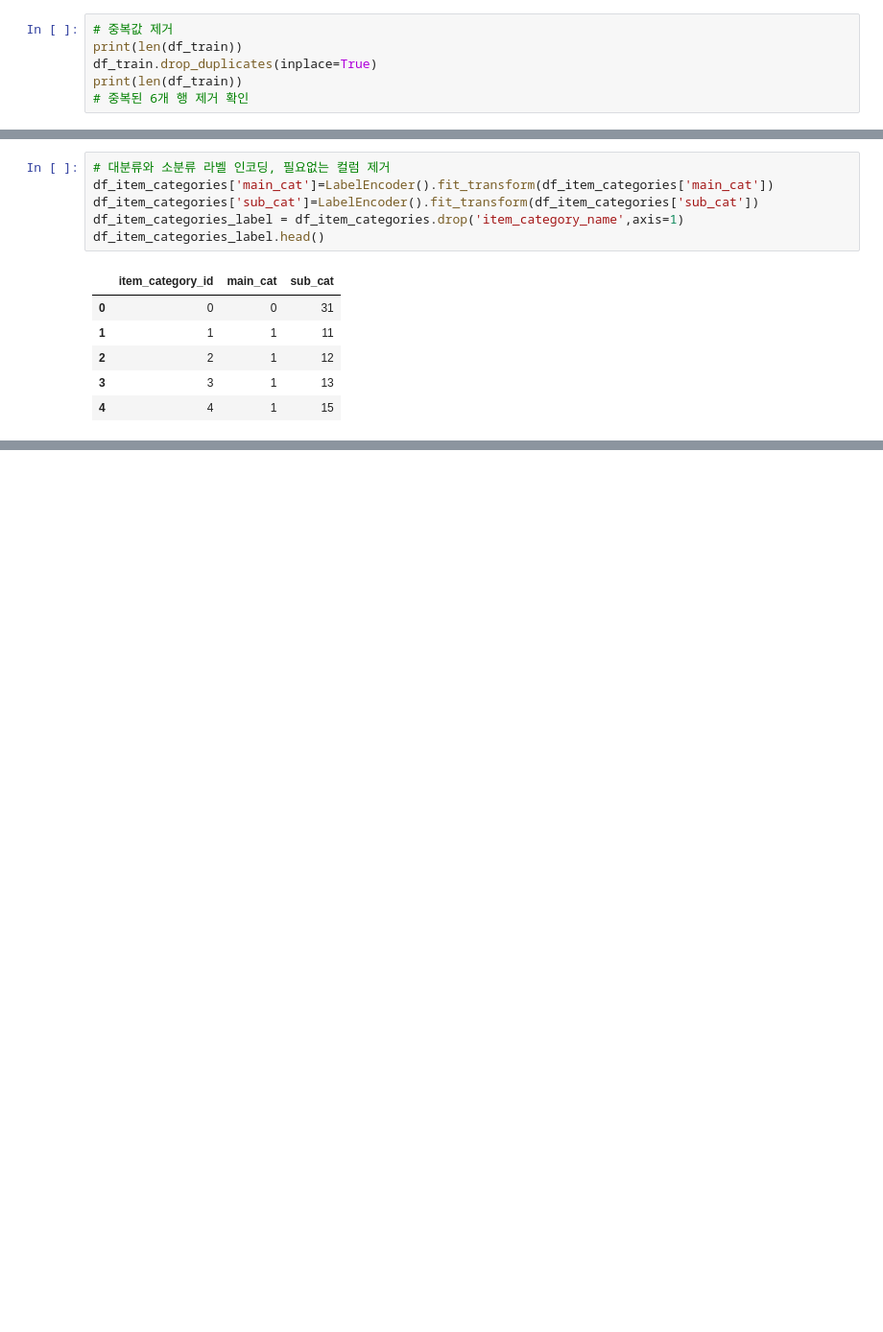
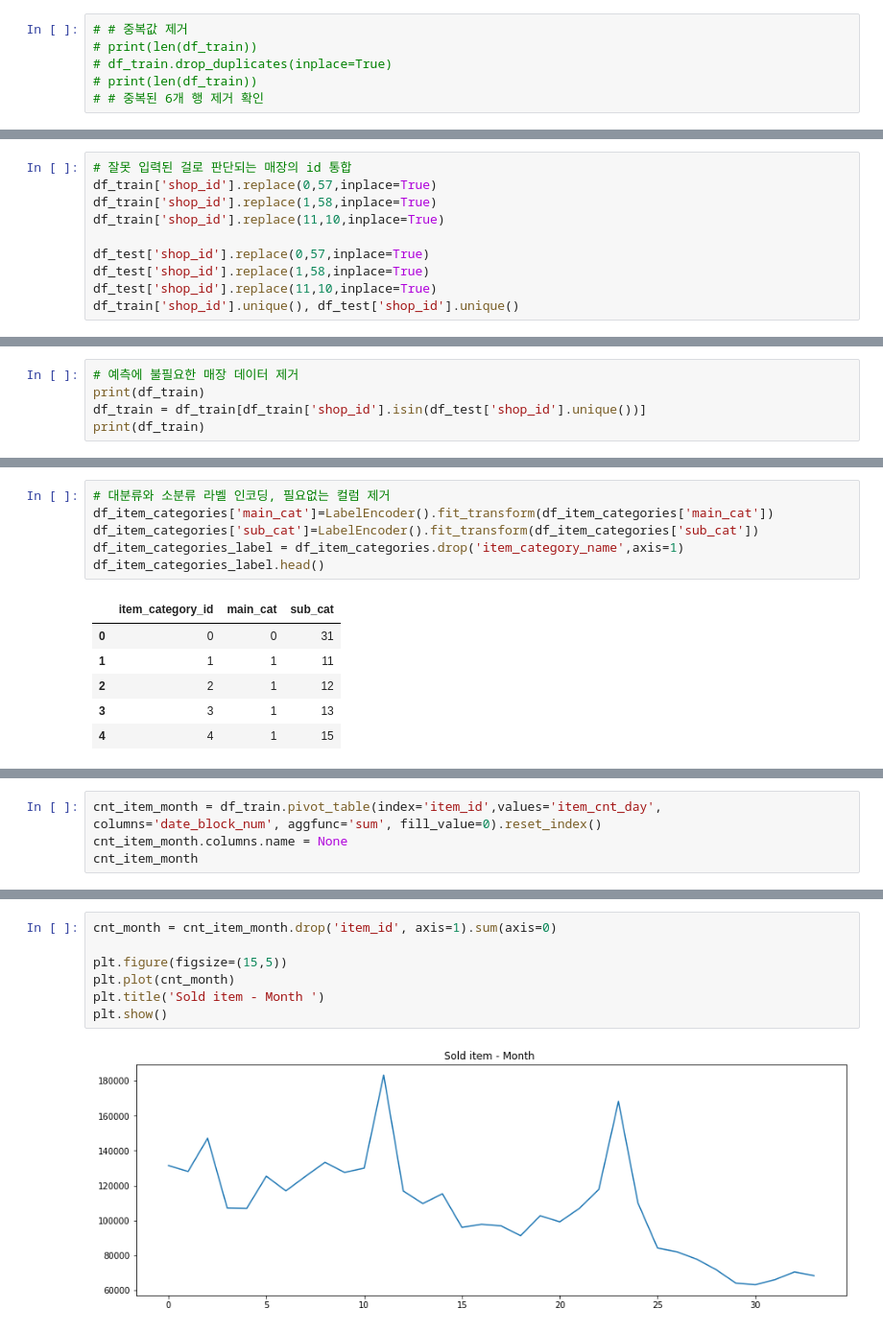
Before and after one commit to dodo-Riley/kaggle, a Jupyter notebook: Future_Sales/upload/DatPi_future_sales_EDA.ipynb, the cells around one changed output, grey strips where cells are left out. Shown at 96% size. Cells and saved outputs as stored; diff of their text form; blank space fills up the shorter version.

```diff
--- a/Future_Sales/upload/DatPi_future_sales_EDA.ipynb
+++ b/Future_Sales/upload/DatPi_future_sales_EDA.ipynb
@@ -137,8 +137,8 @@ df_items의 중복 개수 : 0
 df_item_categories의 중복 개수 : 0
 df_shops의 중복 개수 : 0
 # %%
-# 중복값 제거
-print(len(df_train))
-df_train.drop_duplicates(inplace=True)
-print(len(df_train))
-# 중복된 6개 행 제거 확인
+# # 중복값 제거
+# print(len(df_train))
+# df_train.drop_duplicates(inplace=True)
+# print(len(df_train))
+# # 중복된 6개 행 제거 확인
@@ -616,0 +717,10 @@ print(df_shops['city'].unique())
+# %%
+# 잘못 입력된 걸로 판단되는 매장의 id 통합
+df_train['shop_id'].replace(0,57,inplace=True)
+df_train['shop_id'].replace(1,58,inplace=True)
+df_train['shop_id'].replace(11,10,inplace=True)
+
+df_test['shop_id'].replace(0,57,inplace=True)
+df_test['shop_id'].replace(1,58,inplace=True)
+df_test['shop_id'].replace(11,10,inplace=True)
+df_train['shop_id'].unique(), df_test['shop_id'].unique()
@@ -616,0 +764,5 @@ print(df_shops['city'].unique())
+# %%
+# 예측에 불필요한 매장 데이터 제거
+print(df_train)
+df_train = df_train[df_train['shop_id'].isin(df_test['shop_id'].unique())]
+print(df_train)
@@ -730,0 +942,4 @@ df_item_categories_label.head()
+# %%
+cnt_item_month = df_train.pivot_table(index='item_id',values='item_cnt_day', columns='date_block_num', aggfunc='sum', fill_value=0).reset_index()
+cnt_item_month.columns.name = None
+cnt_item_month
@@ -730,0 +960,9 @@ df_item_categories_label.head()
+# %%
+cnt_month = cnt_item_month.drop('item_id', axis=1).sum(axis=0)
+
+plt.figure(figsize=(15,5))
+plt.plot(cnt_month)
+plt.title('Sold item - Month ')
+plt.show()
+# %% [output]
+[figure, added]
```
Also changed, not shown: parts of 32 cells of this notebook.
